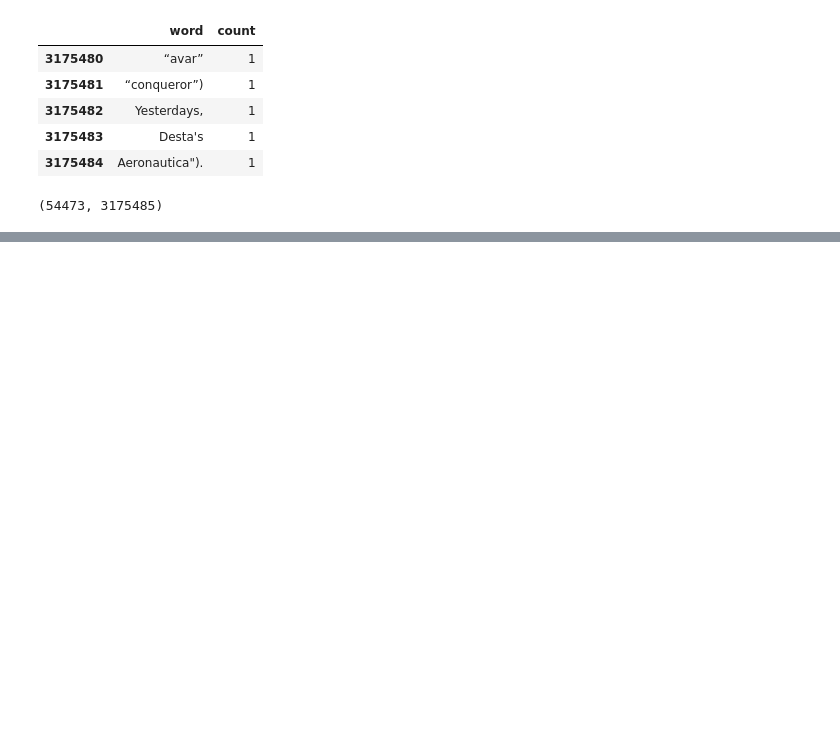
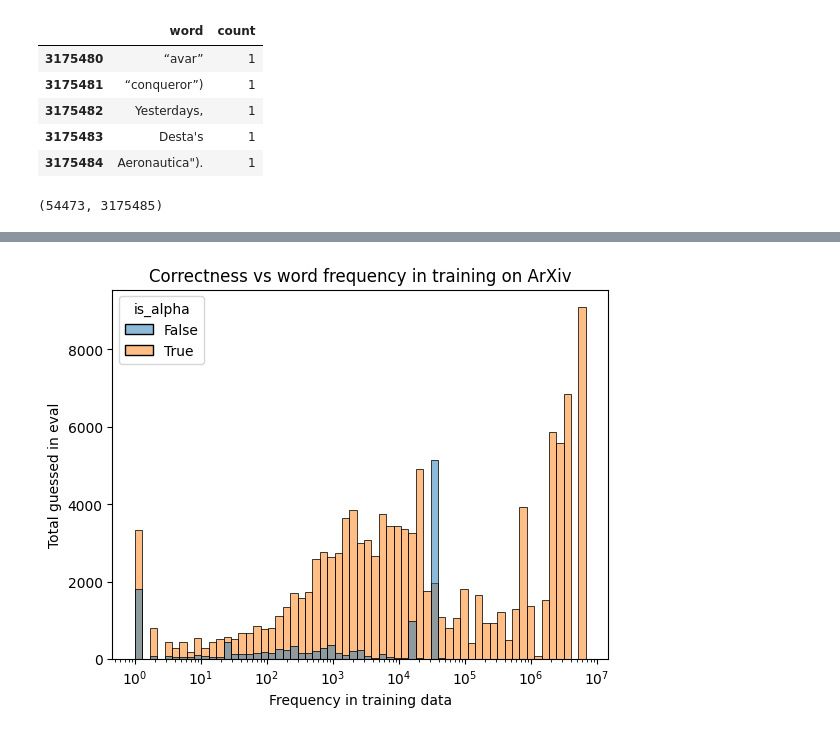
Before and after one commit to jxmorris12/vec2text, a Jupyter notebook: notebooks/2023-05-22 Encoder multi-round test.ipynb, the cells around one changed output, grey strips where cells are left out. Cells and saved outputs as stored; diff of their text form; code cells hidden in the pictures; blank space fills up the shorter version.

```diff
--- a/notebooks/2023-05-22 Encoder multi-round test.ipynb
+++ b/notebooks/2023-05-22 Encoder multi-round test.ipynb
@@ -1176,0 +1167,25 @@ plt.savefig("incorrect_word_dist_sl32.pdf", format="pdf", bbox_inches="tight")
+# %%
+import re
+
+is_alpha = lambda s: bool(re.search(r'^[a-zA-Z0-9]+$',s))
+word_df["is_alpha"] = word_df["word"].apply(is_alpha)
+# %%
+import math
+import matplotlib.pyplot as plt
+import seaborn as sns
+
+ax = sns.histplot(data=word_df, x="count", hue="is_alpha", label="is_alpha", log_scale=True, legend=True)
+
+ax.set_ylabel("Total guessed in eval")
+ax.set_xlabel("Frequency in training data")
+ax.set_title("Correctness vs word frequency in training on ArXiv")
+
+# Change labels to something interpretable
+# L = plt.legend()
+# for i, label in enumerate(["False negative", "True positive"]):
+#     L.get_texts()[i].set_text(label)
+
+# save to PDF
+plt.savefig("incorrect_word_dist_punct_sl32.pdf", format="pdf", bbox_inches="tight")
+# %% [output]
+[figure, added]
```
Also changed, not shown: parts of 25 cells of this notebook, 9 other files.
